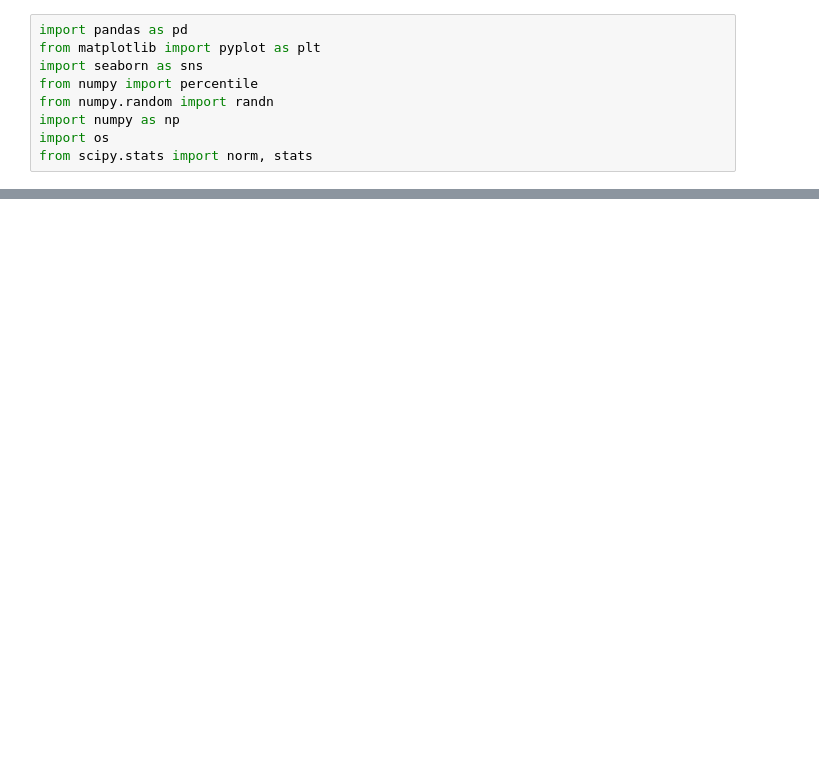
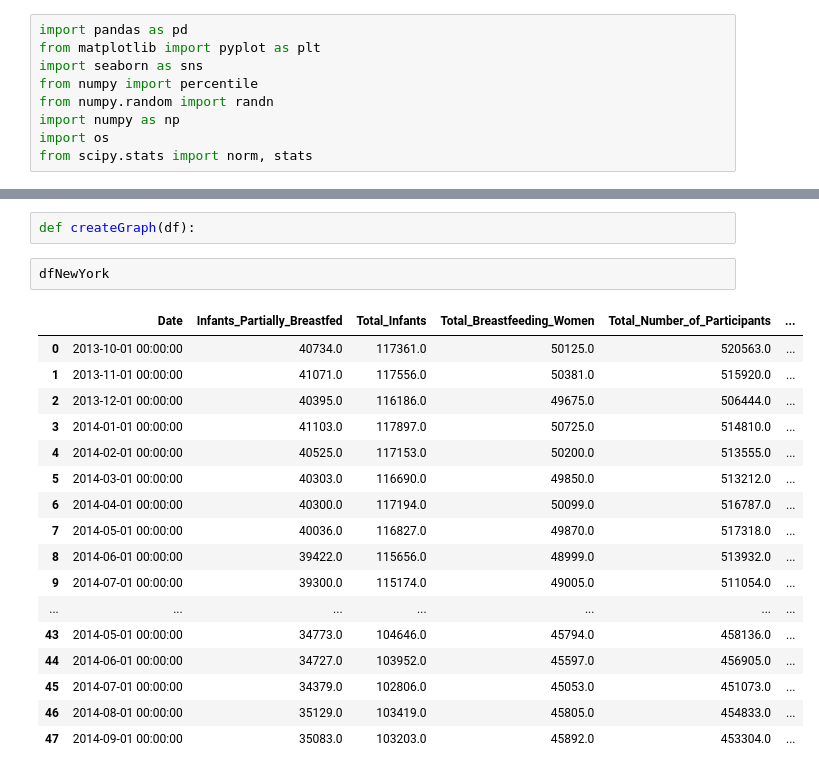
Before and after one commit to kevin-klau/nourishNow, a Jupyter notebook: mapleHacks.ipynb, the cells around one changed output, grey strips where cells are left out. Drawn from its saved outputs; the diff is of its cells as text; blank space fills up the shorter version.

```diff
--- a/mapleHacks.ipynb
+++ b/mapleHacks.ipynb
@@ -60,0 +51,22 @@ stateData
+# %%
+def createGraph(df):
+# %%
+dfNewYork
+# %% [output]
+|  | Date | Infants_Partially_Breastfed | Total_Infants | Total_Breastfeeding_Women | Total_Number_of_Participants | ... |
+| 0 | 2013-10-01 00:00:00 | 40734.0 | 117361.0 | 50125.0 | 520563.0 | ... |
+| 1 | 2013-11-01 00:00:00 | 41071.0 | 117556.0 | 50381.0 | 515920.0 | ... |
+| 2 | 2013-12-01 00:00:00 | 40395.0 | 116186.0 | 49675.0 | 506444.0 | ... |
+| 3 | 2014-01-01 00:00:00 | 41103.0 | 117897.0 | 50725.0 | 514810.0 | ... |
+| 4 | 2014-02-01 00:00:00 | 40525.0 | 117153.0 | 50200.0 | 513555.0 | ... |
+| 5 | 2014-03-01 00:00:00 | 40303.0 | 116690.0 | 49850.0 | 513212.0 | ... |
+| 6 | 2014-04-01 00:00:00 | 40300.0 | 117194.0 | 50099.0 | 516787.0 | ... |
+| 7 | 2014-05-01 00:00:00 | 40036.0 | 116827.0 | 49870.0 | 517318.0 | ... |
+| 8 | 2014-06-01 00:00:00 | 39422.0 | 115656.0 | 48999.0 | 513932.0 | ... |
+| 9 | 2014-07-01 00:00:00 | 39300.0 | 115174.0 | 49005.0 | 511054.0 | ... |
+| ... | ... | ... | ... | ... | ... | ... |
+| 43 | 2014-05-01 00:00:00 | 34773.0 | 104646.0 | 45794.0 | 458136.0 | ... |
+| 44 | 2014-06-01 00:00:00 | 34727.0 | 103952.0 | 45597.0 | 456905.0 | ... |
+| 45 | 2014-07-01 00:00:00 | 34379.0 | 102806.0 | 45053.0 | 451073.0 | ... |
+| 46 | 2014-08-01 00:00:00 | 35129.0 | 103419.0 | 45805.0 | 454833.0 | ... |
+| 47 | 2014-09-01 00:00:00 | 35083.0 | 103203.0 | 45892.0 | 453304.0 | ... |
```
Also changed, not shown: parts of 5 cells of this notebook, 1 other file.
